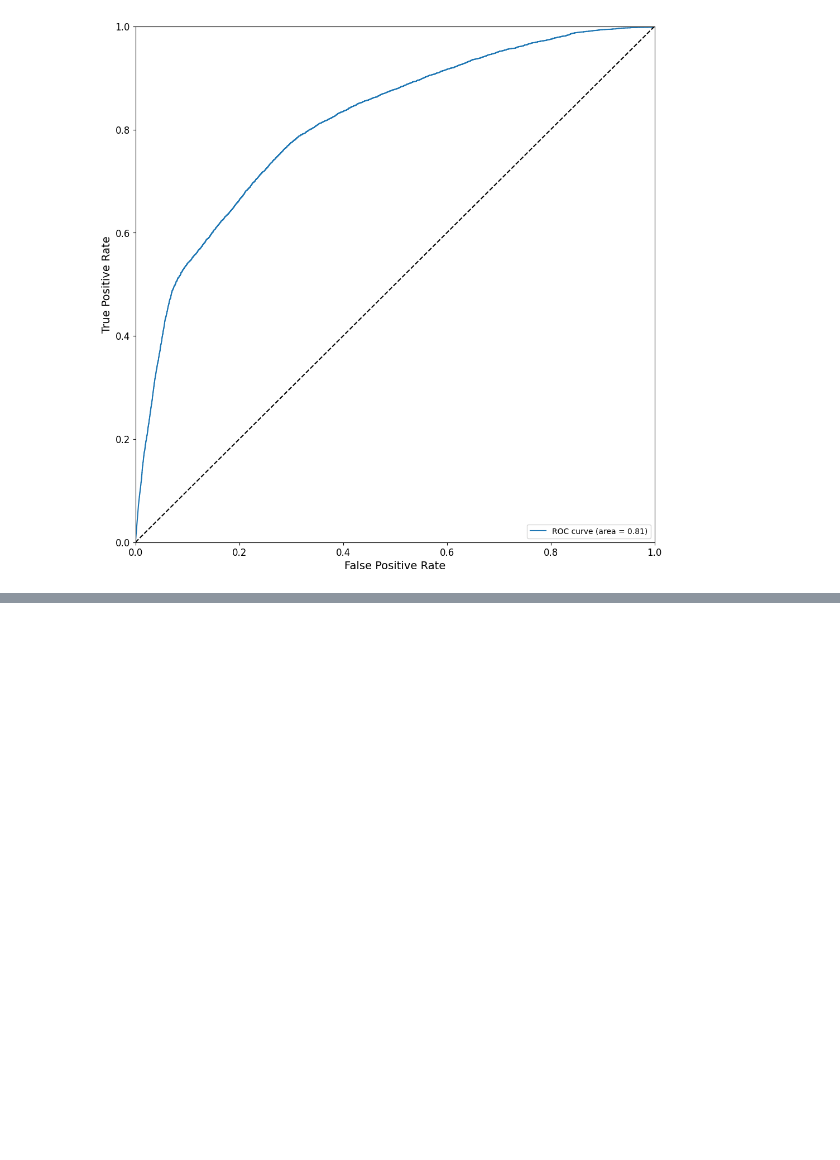
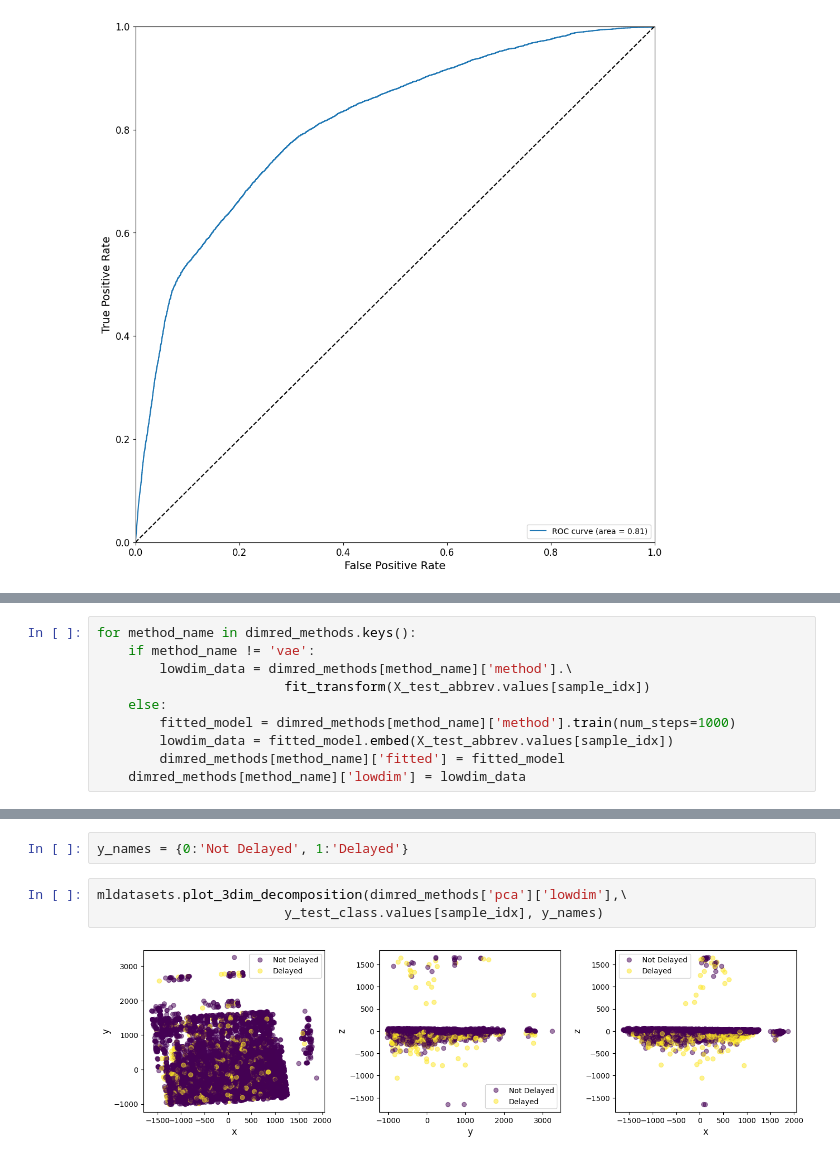
Before and after one commit to intelligence-kim/InterpretableML, a Jupyter notebook: DelayFlight/AA_OTP.ipynb, the cells around one changed output, grey strips where cells are left out. Cells and saved outputs as stored; diff of their text form; blank space fills up the shorter version.

Commit message:
Flight Delay Prediction

```diff
--- a/DelayFlight/AA_OTP.ipynb
+++ b/DelayFlight/AA_OTP.ipynb
@@ -297,0 +306,10 @@ ImportError: cannot import name 'v1' from 'tensorflow.compat.v1.compat.v1.compat
+# %%
+for method_name in dimred_methods.keys():
+    if method_name != 'vae':
+        lowdim_data = dimred_methods[method_name]['method'].\
+                        fit_transform(X_test_abbrev.values[sample_idx])
+    else:
+        fitted_model = dimred_methods[method_name]['method'].train(num_steps=1000)
+        lowdim_data = fitted_model.embed(X_test_abbrev.values[sample_idx])
+        dimred_methods[method_name]['fitted'] = fitted_model
+    dimred_methods[method_name]['lowdim'] = lowdim_data
@@ -297,0 +334,7 @@ ImportError: cannot import name 'v1' from 'tensorflow.compat.v1.compat.v1.compat
+# %%
+y_names = {0:'Not Delayed', 1:'Delayed'}
+# %%
+mldatasets.plot_3dim_decomposition(dimred_methods['pca']['lowdim'],\
+                        y_test_class.values[sample_idx], y_names)
+# %% [output]
+[figure, added]
```
Also changed, not shown: parts of 53 cells of this notebook.
